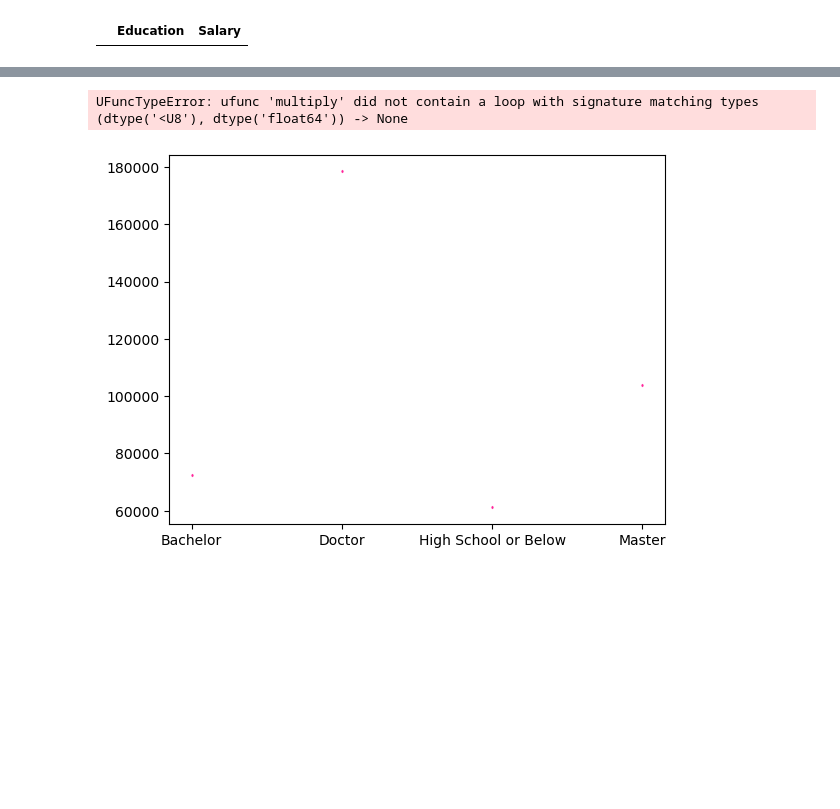
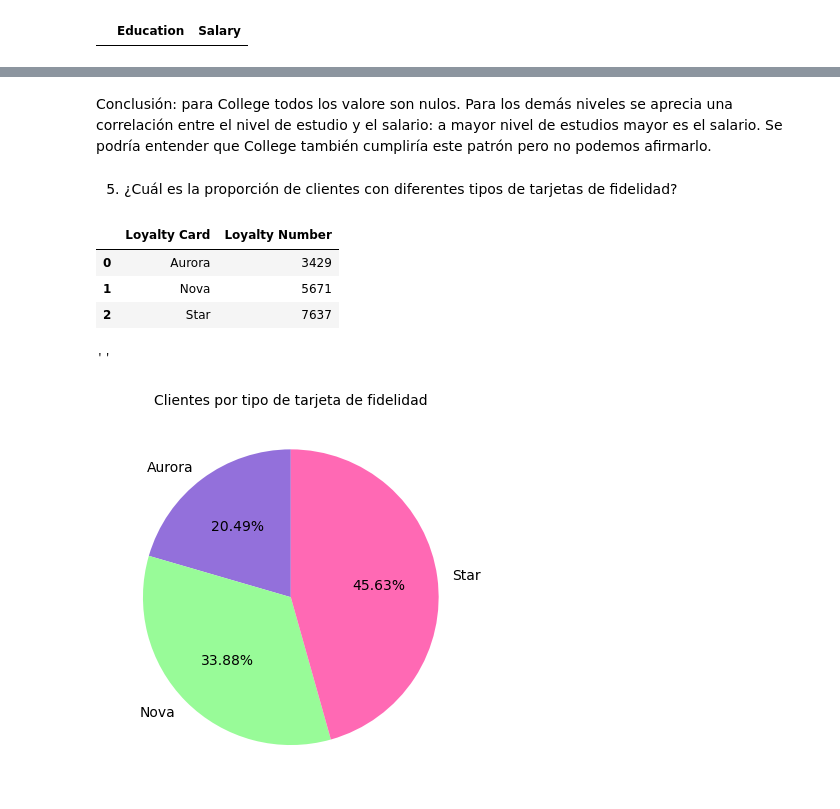
Before and after one commit to Adalab/bda-modulo-3-evaluacion-final-Marina-pg, a Jupyter notebook: evaluacion/ev_3_Marina.ipynb, the cells around one changed output, grey strips where cells are left out. Cells and saved outputs as stored; diff of their text form; code cells hidden in the pictures; blank space fills up the shorter version.

```diff
--- a/evaluacion/ev_3_Marina.ipynb
+++ b/evaluacion/ev_3_Marina.ipynb
@@ -383,10 +410,0 @@ sns.barplot(x = 'Education', y = 'Salary', data = df_salario_educacion)
-# %%
-sns.regplot(x = 'Education', y = 'Salary', data = df_salario_educacion, marker= 'd', scatter_kws={'color': 'deeppink', 's': 1}, line_kws={'color': 'orange', 'linewidth': 2})
-plt.xlabel('Relación entre nivel educativo y salario') #Canadá usa el sistema métrico decimal para medir distancias
-plt.ylabel('Nivel educativo')
-plt.title('Salario', fontsize = 10)
-plt.gca().spines['right'].set_visible(False)
-plt.gca().spines['top'].set_visible(False);
-# %% [output]
-UFuncTypeError: ufunc 'multiply' did not contain a loop with signature matching types (dtype('<U8'), dtype('float64')) -> None
-[figure, removed]
@@ -394,0 +411,19 @@ df_limpio.columns
+# %% [markdown]
+Conclusión: para College todos los valore son nulos. Para los demás niveles se aprecia una correlación entre el nivel de estudio y el salario: a mayor nivel de estudios mayor es el salario. Se podría entender que College también cumpliría este patrón pero no podemos afirmarlo.
+# %% [markdown]
+5. ¿Cuál es la proporción de clientes con diferentes tipos de tarjetas de fidelidad?
+# %%
+df_tarjetas_fidelidad = df_limpio.groupby('Loyalty Card')['Loyalty Number'].nunique().reset_index()
+df_tarjetas_fidelidad
+# %% [output]
+|  | Loyalty Card | Loyalty Number |
+| 0 | Aurora | 3429 |
+| 1 | Nova | 5671 |
+| 2 | Star | 7637 |
+# %%
+plt.pie('Loyalty Number', labels='Loyalty Card', data=df_tarjetas_fidelidad, autopct = '%1.2f%%', colors=['mediumpurple', 'palegreen', 'hotpink'], startangle=90, textprops={'fontsize': 10})
+plt.title('Clientes por tipo de tarjeta de fidelidad', fontsize = 10)
+;
+# %% [output]
+''
+[figure, added]
```
Also changed, not shown: parts of 22 cells of this notebook, 1 other file.
